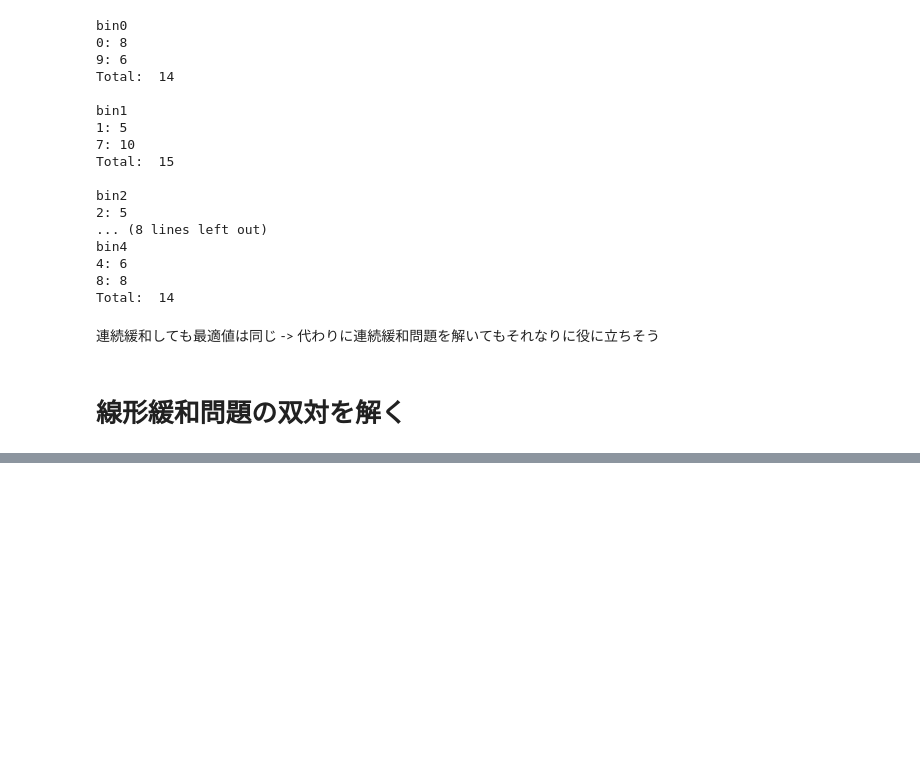
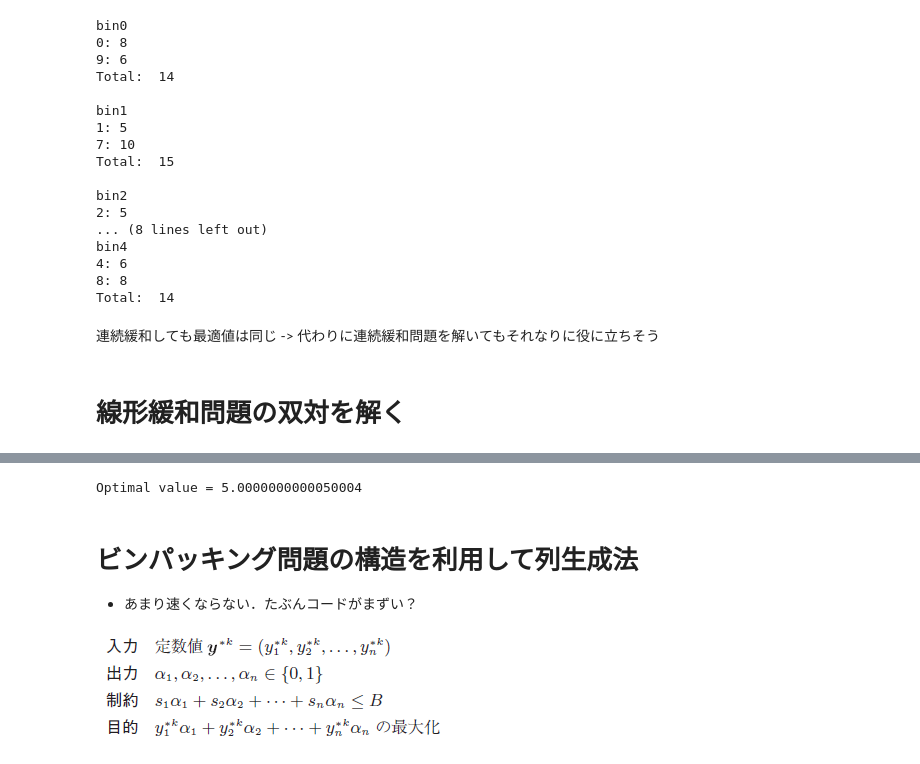
Before and after one commit to Kengo6165/Optimization, a Jupyter notebook: Thesis/02_宮本_2012_はじめての列生成法/02_宮本_2012_はじめての列生成法.ipynb, the cells around one changed output, grey strips where cells are left out. Cells and saved outputs as stored; diff of their text form; code cells hidden in the pictures; blank space fills up the shorter version.

```diff
--- a/Thesis/02_宮本_2012_はじめての列生成法/02_宮本_2012_はじめての列生成法.ipynb
+++ b/Thesis/02_宮本_2012_はじめての列生成法/02_宮本_2012_はじめての列生成法.ipynb
@@ -174,0 +179,44 @@ Total:  14
+# %%
+# 定数
+B = 15
+n = 10
+s = create_toy_problem(B, n, 77)
+
+# ビンに詰め込み可能な全パターン
+a = dict()
+all_pattern = []
+# ビンに詰め込める組合せを列挙
+for i in range(1, n):
+    for pattern, weight in zip(itertools.combinations(range(n), i), itertools.combinations(s, i)):
+        if sum(weight) <= B:
+            all_pattern.append(pattern)
+# アイテムiが組合せjに属していれば1，そうでなければ0
+for j, pattern in enumerate(all_pattern):
+    for i in range(n):
+        if i in pattern:
+            a[i, j] = 1
+        else:
+            a[i, j] = 0
+
+len_j = len(all_pattern)
+
+prob = LpProblem(name='subprob', sense=LpMaximize)
+# 変数
+y = [LpVariable(f'y{i}', lowBound=0, cat='Continuous') for i in range(n)]
+# 目的関数
+prob += lpSum(y[i] for i in range(n))
+# 制約式
+for j in range(len_j):
+    prob += lpSum(a[i, j] * y[i] for i in range(n)) <= 1
+# 求解
+prob.solve()
+print(f'Optimal value = {value(prob.objective)}')
+# %% [output]
+Optimal value = 5.0000000000050004
+# %% [markdown]
+# ビンパッキング問題の構造を利用して列生成法
+* あまり速くならない．たぶんコードがまずい？
+# %%
+display_png(Image('pictures/formula4.PNG'))
+# %% [output]
+[figure, added]
```
Also changed, not shown: parts of 3 cells of this notebook, 10 other files.
